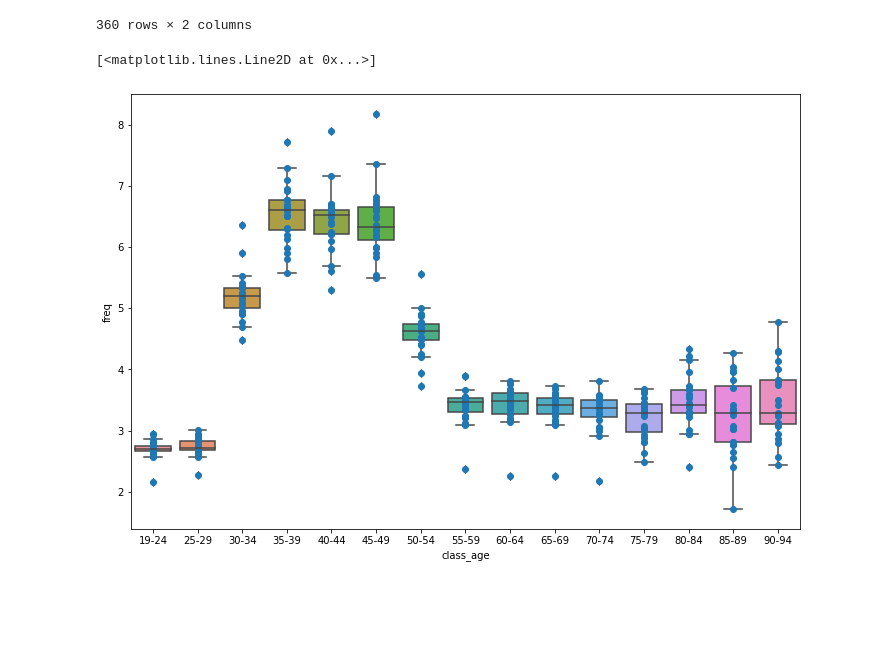
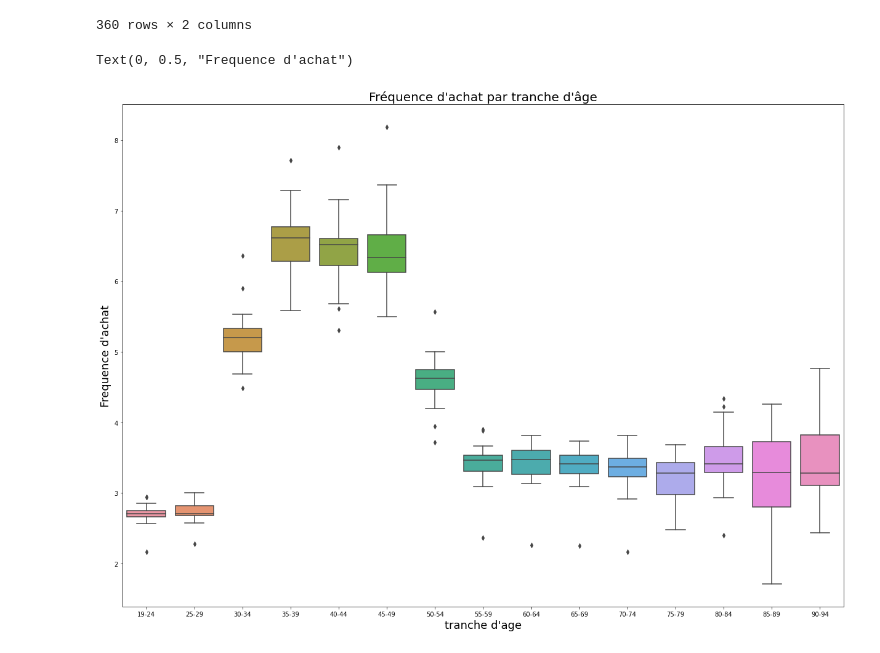
Before and after one commit to Valeeew/Analyze-bookstore-sales, a Jupyter notebook: correlation_testing.ipynb, the cells around one changed output. Drawn from its saved outputs; the diff is of its cells as text; code cells hidden in the pictures; blank space fills up the shorter version.

```diff
--- a/correlation_testing.ipynb
+++ b/correlation_testing.ipynb
@@ -229,12 +232,14 @@ freq
 | 359 | 90-94 | 3.285714 |
 360 rows × 2 columns
 # %%
-plt.figure(figsize=[12,8])
+plt.figure(figsize=[21,15])
 sns.boxplot(data=freq, x=freq.class_age, y=freq.freq)
-plt.plot(freq.class_age,freq.freq, "o")
+plt.title("Fréquence d'achat par tranche d'âge", fontsize=20)
+plt.xlabel("tranche d'age", fontsize=18)
+plt.ylabel("Frequence d'achat", fontsize=18)
 # %% [output]
-[<matplotlib.lines.Line2D at 0x...>]
+Text(0, 0.5, "Frequence d'achat")
-[figure, old version]
+[figure, new version]
 # %%
 import statsmodels.api as sm
 from statsmodels.formula.api import ols
```
Also changed, not shown: parts of 16 cells of this notebook.
